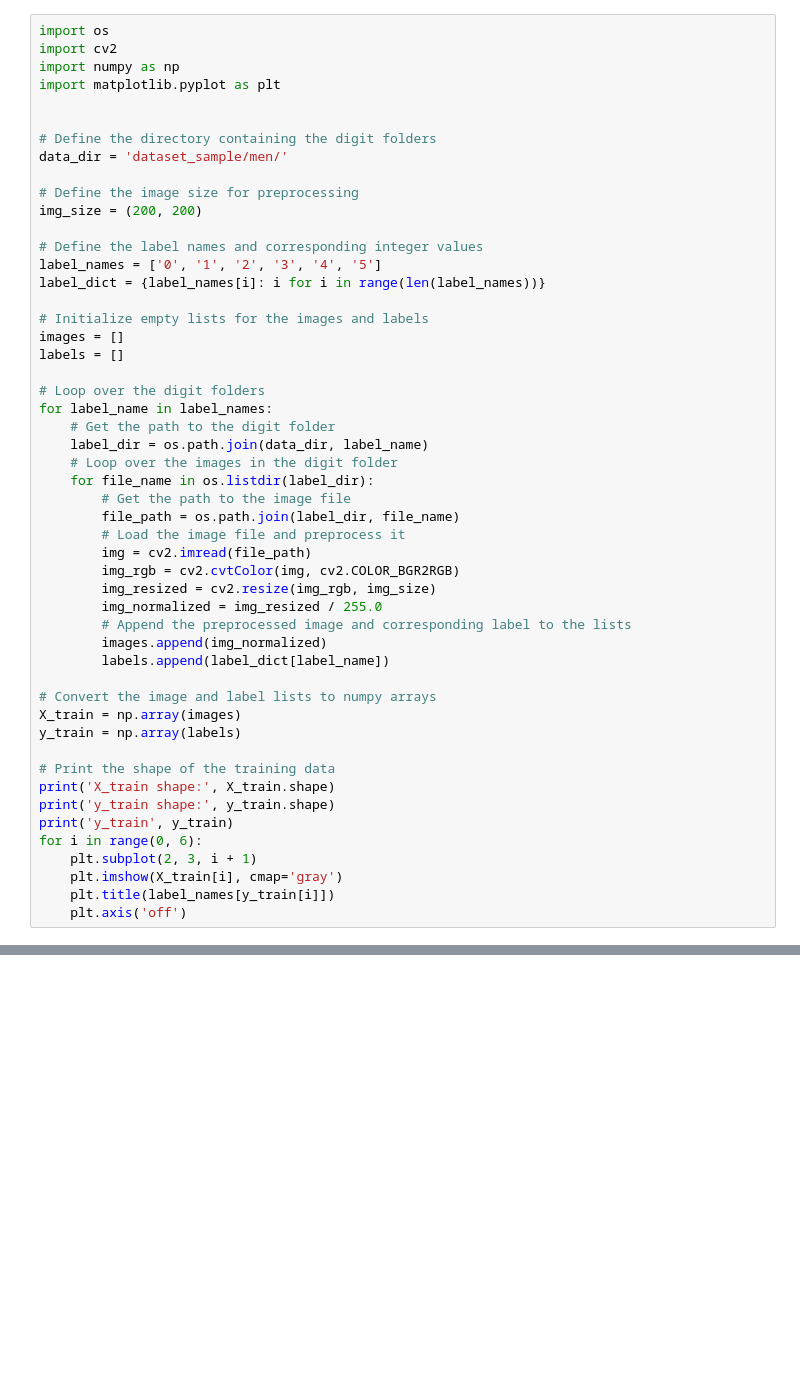
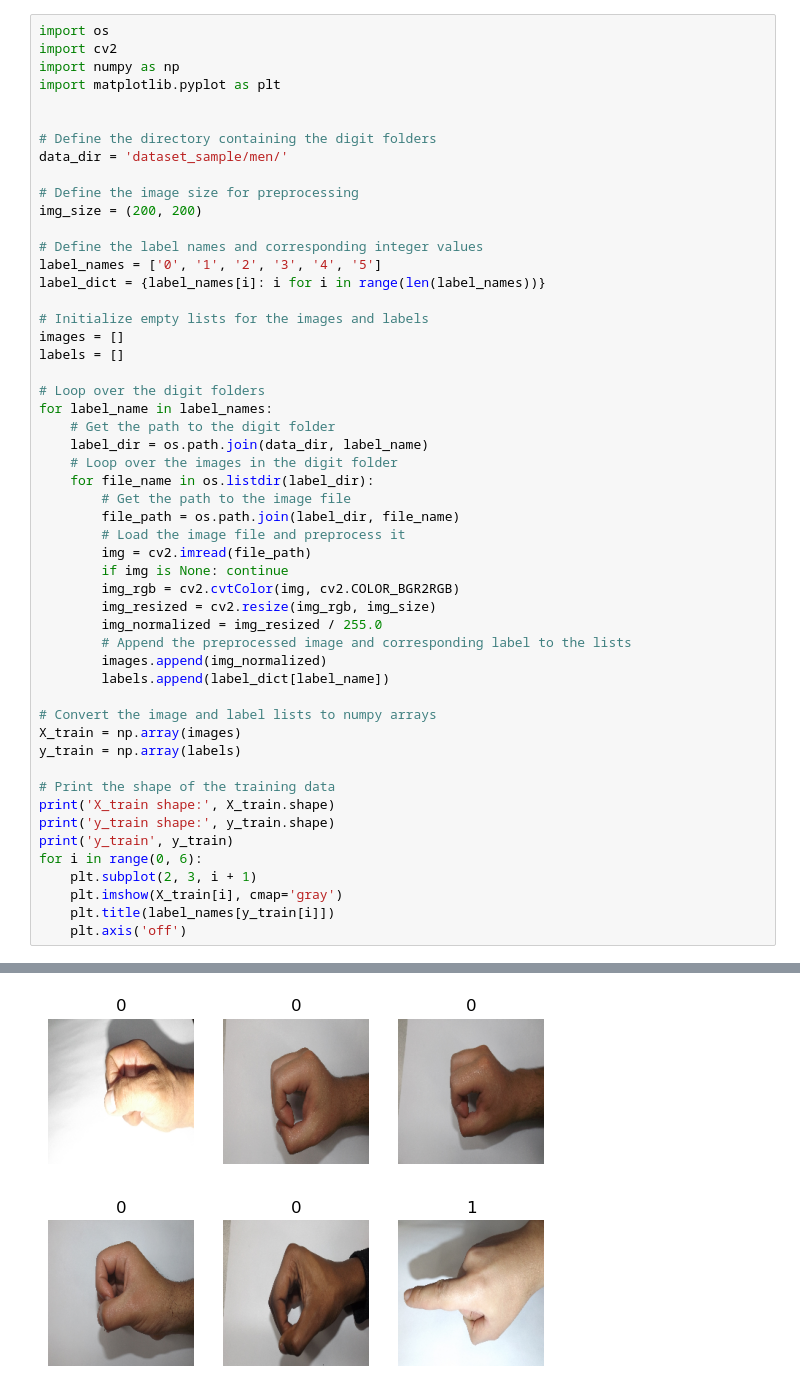
Before and after one commit to Omar-Al-Sharif/Sign-Language-Recognition, a Jupyter notebook: PreProcess.ipynb, the cells around one changed output, grey strips where cells are left out. Saved outputs shown, nothing was run; the diff lists cells and outputs as text; blank space fills up the shorter version.

Commit message:
Fixed Corrupted Image

```diff
--- a/PreProcess.ipynb
+++ b/PreProcess.ipynb
@@ -29,6 +29,7 @@ for label_name in label_names:
         file_path = os.path.join(label_dir, file_name)
         # Load the image file and preprocess it
         img = cv2.imread(file_path)
+        if img is None: continue
         img_rgb = cv2.cvtColor(img, cv2.COLOR_BGR2RGB)
         img_resized = cv2.resize(img_rgb, img_size)
         img_normalized = img_resized / 255.0
@@ -54,3 +57,4 @@ error: OpenCV(4.7.0) D:\a\opencv-python\opencv-python\opencv\modules\imgproc\src
+[figure, added]
 # %%
 def remove_shadows(image):
     # convert to LAB color space
```
Also changed, not shown: parts of 10 cells of this notebook.
